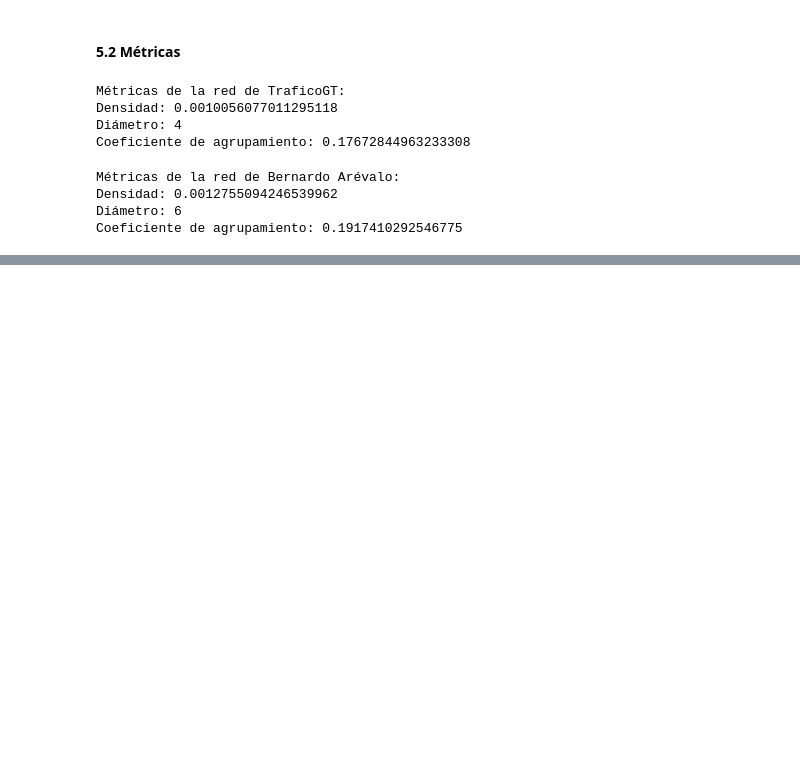
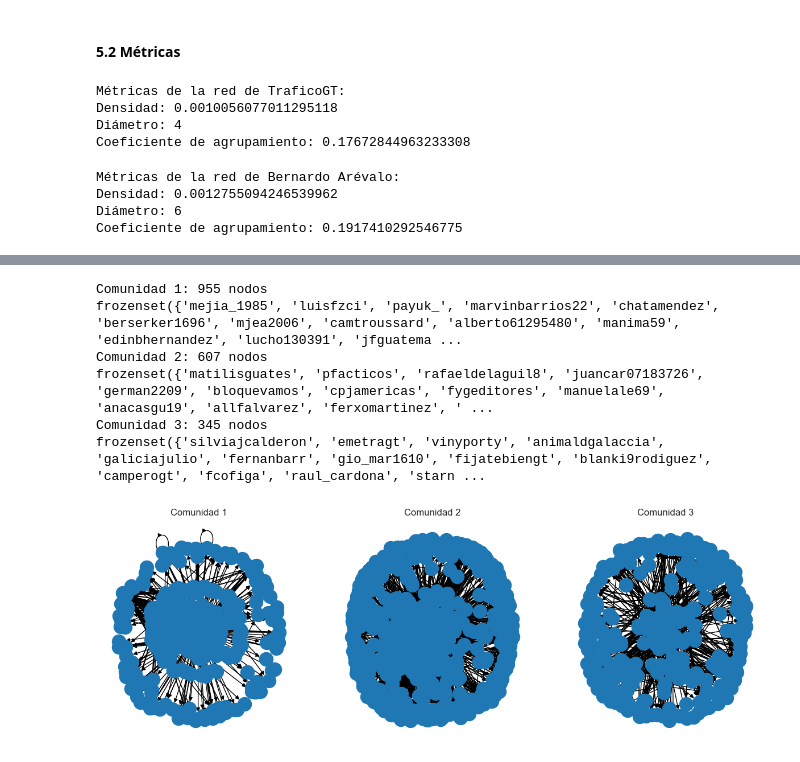
Before and after one commit to FranzCastillo/Social-Network-Analysis, a Jupyter notebook: src/analysis.ipynb, the cells around one changed output, grey strips where cells are left out. Drawn from its saved outputs; the diff is of its cells as text; code cells hidden in the pictures; blank space fills up the shorter version.

Commit message:
Community Detection

```diff
--- a/src/analysis.ipynb
+++ b/src/analysis.ipynb
@@ -454,0 +463,5 @@ Coeficiente de agrupamiento: 0.1917410292546775
+# %%
+def detect_communities(G, top_n=3):
+    communities = nx.algorithms.community.modularity_max.greedy_modularity_communities(G)
+    communities = sorted(communities, key=len, reverse=True)[:top_n]
+    return communities
@@ -454,0 +494,17 @@ Coeficiente de agrupamiento: 0.1917410292546775
+# %%
+def plot_communities(G, communities):
+    fig, axes = plt.subplots(1, len(communities), figsize=(15, 5))
+
+    for i, community in enumerate(communities):
+        subgraph = G.subgraph(community)
+        pos = nx.spring_layout(subgraph, k=0.1)
+        nx.draw(subgraph, pos, with_labels=False, ax=axes[i])
+        axes[i].set_title(f"Comunidad {i + 1}")
+
+        print(f"Comunidad {i + 1}: {len(community)} nodos")
+        print(community)
+
+    plt.show()
+# %%
+communities_trafico = detect_communities(G_trafico)
+characteristics_trafico = characterize_communities(G_trafico, df_trafico, communities_trafico)
@@ -454,0 +514,10 @@ Coeficiente de agrupamiento: 0.1917410292546775
+# %%
+plot_communities(G_trafico, communities_trafico)
+# %% [output]
+Comunidad 1: 955 nodos
+frozenset({'mejia_1985', 'luisfzci', 'payuk_', 'marvinbarrios22', 'chatamendez', 'berserker1696', 'mjea2006', 'camtroussard', 'alberto61295480', 'manima59', 'edinbhernandez', 'lucho130391', 'jfguatema ...
+Comunidad 2: 607 nodos
+frozenset({'matilisguates', 'pfacticos', 'rafaeldelaguil8', 'juancar07183726', 'german2209', 'bloquevamos', 'cpjamericas', 'fygeditores', 'manuelale69', 'anacasgu19', 'allfalvarez', 'ferxomartinez', ' ...
+Comunidad 3: 345 nodos
+frozenset({'silviajcalderon', 'emetragt', 'vinyporty', 'animaldgalaccia', 'galiciajulio', 'fernanbarr', 'gio_mar1610', 'fijatebiengt', 'blanki9rodiguez', 'camperogt', 'fcofiga', 'raul_cardona', 'starn ...
+[figure, added]
```
Also changed, not shown: parts of 10 cells of this notebook.
